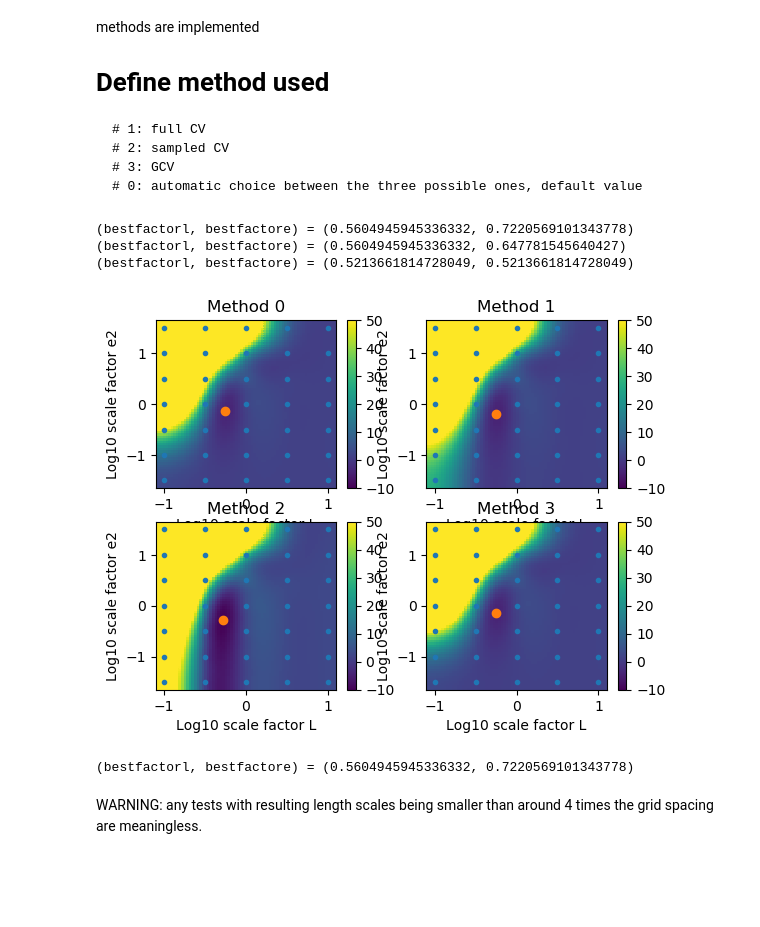
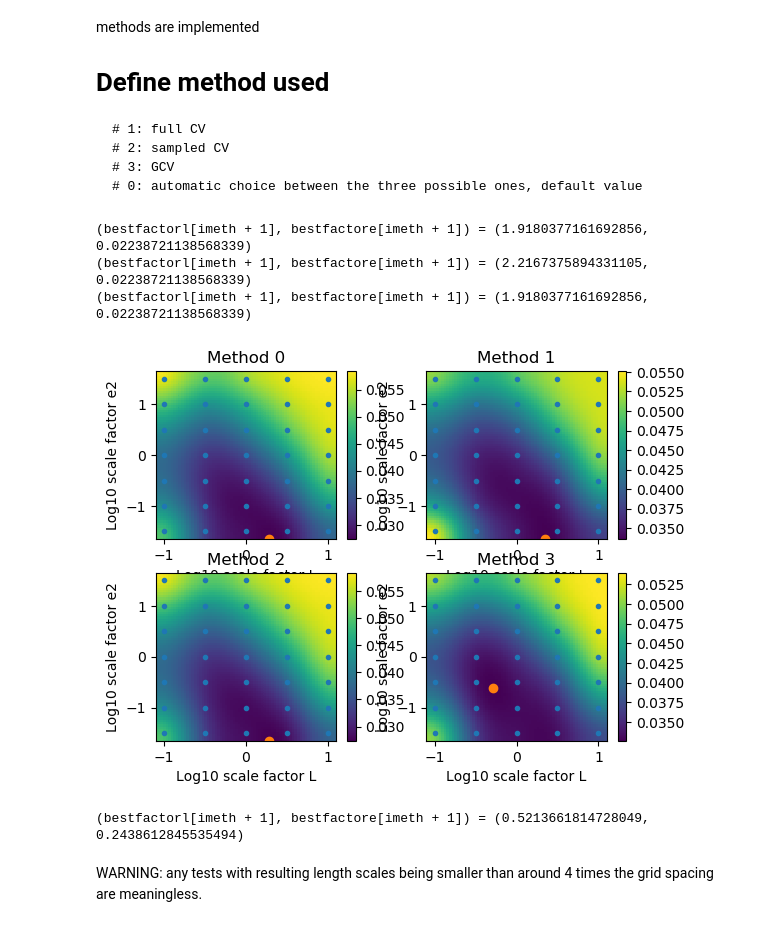
Before and after one commit to gher-uliege/Diva-Workshops, a Jupyter notebook: notebooks/processing_parameteroptimization.ipynb, the cells around one changed output. Cells and saved outputs as stored; diff of their text form; code cells hidden in the pictures; blank space fills up the shorter version.

```diff
--- a/notebooks/processing_parameteroptimization.ipynb
+++ b/notebooks/processing_parameteroptimization.ipynb
@@ -62,0 +62,4 @@ Cross validation, error calculations etc. assume independant data. Hence do not
+# %%
+
+datadepth=1
+depthprecision=0.5
@@ -63,5 +70,7 @@ Cross validation, error calculations etc. assume independant data. Hence do not
 # %%
-sel = (depth .< 1) .& (Dates.month.(obstime) .== 8)
+
+
+sel = (depth .< datadepth) .& (depth .>= (datadepth-depthprecision)) .& (Dates.month.(obstime) .== 8) .& (value .> 37)
 
 value = value[sel]
 lon = lon[sel]
@@ -80,0 +96,6 @@ size(value) = (1956,)
+# %%
+
+
+rdiag=1.0./divand.weight_RtimesOne((lon,lat),(0.03,0.03))
+
+@show maximum(rdiag),mean(rdiag)
@@ -87,9 +109,9 @@ Analysis fi using mean data as background. Structure s is stored for later use
 # %%
 figure()
 
-len=0.5
-epsilon2=5
-fi,s = divand.divandrun(mask,(pm,pn),(xi,yi),(lon,lat),value-mean(value),len,epsilon2);
+len=1
+epsilon2=1
+fi,s = divand.divandrun(mask,(pm,pn),(xi,yi),(lon,lat),value-mean(value),len,epsilon2*rdiag);
 
 pcolor(xi,yi,fi+mean(value),vmin=37,vmax=38.5);colorbar(orientation="horizontal")
 gca()[:set_aspect](1/cos(mean([ylim()...]) * pi/180))
@@ -124,28 +146,28 @@ Take out data and measure difference between these data points not used and the
     # 3: GCV
     # 0: automatic choice between the three possible ones, default value
 # %%
-bestfactorl=1
-bestfactore=1
+bestfactorl=ones(4)
+bestfactore=ones(4)
 for imeth=0:3
 
-    bestfactorl,bestfactore, cvval,cvvalues, x2Ddata,y2Ddata,cvinter,xi2D,yi2D = divand.divand_cv(mask,(pm,pn),(xi,yi),(lon,lat),value,len,epsilon2,2,3,imeth);
-    @show bestfactorl,bestfactore
+    bestfactorl[imeth+1],bestfactore[imeth+1], cvval,cvvalues, x2Ddata,y2Ddata,cvinter,xi2D,yi2D = divand.divand_cv(mask,(pm,pn),(xi,yi),(lon,lat),value-mean(value),len,epsilon2*rdiag,2,3,imeth);
+    @show bestfactorl[imeth+1],bestfactore[imeth+1]
 
     subplot(2,2,imeth+1)
-    pcolor(xi2D,yi2D,cvinter,vmin=-10,vmax=50)
+    pcolor(xi2D,yi2D,cvinter)#,vmin=0,vmax=0.04)
     colorbar()
     xlabel("Log10 scale factor L")
     ylabel("Log10 scale factor e2")
     plot(x2Ddata,y2Ddata,".")
-    plot(log10.(bestfactorl), log10.(bestfactore),"o")
+    plot(log10.(bestfactorl[imeth+1]), log10.(bestfactore[imeth+1]),"o")
     title("Method $imeth")
 end
 # %% [output]
-(bestfactorl, bestfactore) = (0.5604945945336332, 0.7220569101343778)
-(bestfactorl, bestfactore) = (0.5604945945336332, 0.647781545640427)
-(bestfactorl, bestfactore) = (0.5213661814728049, 0.5213661814728049)
+(bestfactorl[imeth + 1], bestfactore[imeth + 1]) = (1.9180377161692856, 0.02238721138568339)
+(bestfactorl[imeth + 1], bestfactore[imeth + 1]) = (2.2167375894331105, 0.02238721138568339)
+(bestfactorl[imeth + 1], bestfactore[imeth + 1]) = (1.9180377161692856, 0.02238721138568339)
-[figure, old version]
+[figure, new version]
-(bestfactorl, bestfactore) = (0.5604945945336332, 0.7220569101343778)
+(bestfactorl[imeth + 1], bestfactore[imeth + 1]) = (0.5213661814728049, 0.2438612845535494)
 # %% [markdown]
 WARNING: any tests with resulting length scales being smaller than around 4 times the grid spacing are meaningless.
 # %% [markdown]
```
Also changed, not shown: parts of 21 cells of this notebook.
